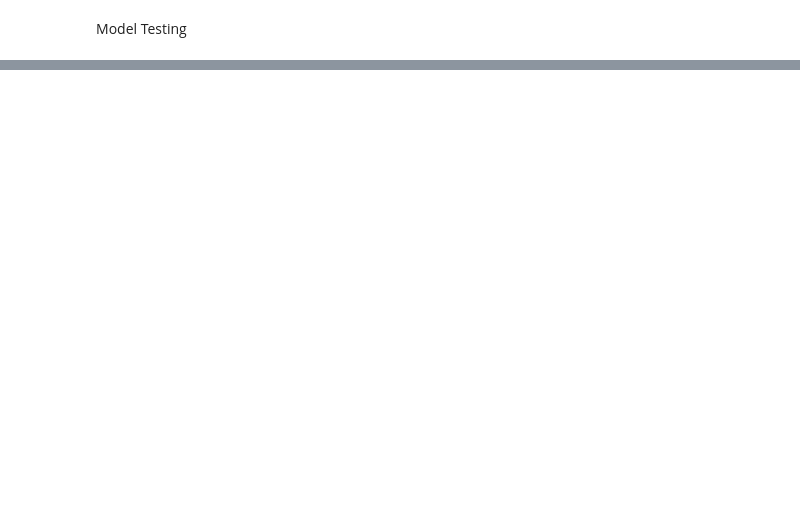
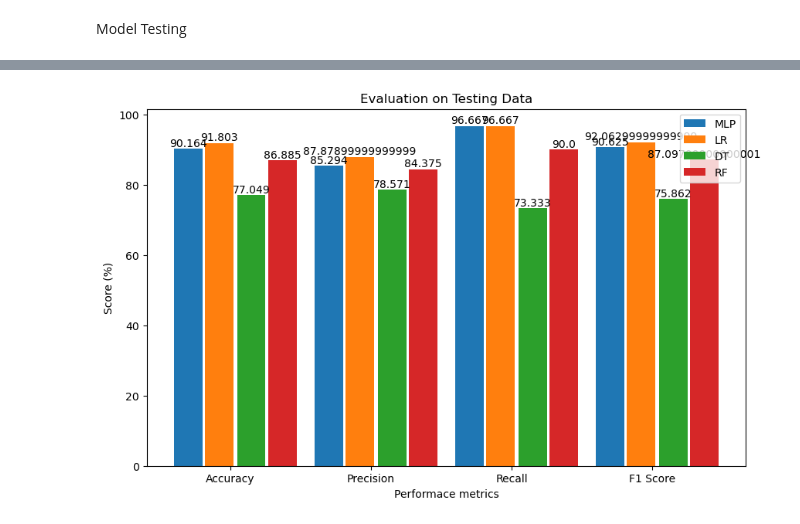
Before and after one commit to Dharmendrathapa3/Heart-Disease, a Jupyter notebook: Heart_Disease.ipynb, the cells around one changed output, grey strips where cells are left out. Saved outputs shown, nothing was run; the diff lists cells and outputs as text; code cells hidden in the pictures; blank space fills up the shorter version.

```diff
--- a/Heart_Disease.ipynb
+++ b/Heart_Disease.ipynb
@@ -505,0 +540,30 @@ F1 Score: 85.333%
+# %%
+X = ['Accuracy','Precision','Recall','F1 Score']
+evl_mpl = [mlp_a_t, mlp_p_t, mlp_r_t, mlp_f1_t]
+evl_lr = [lr_a_t, lr_p_t, lr_r_t, lr_f1_t]
+evl_dt = [dt_a_t, dt_p_t, dt_r_t, dt_f1_t]
+evl_rf = [rf_a_t, rf_p_t, rf_r_t, rf_f1_t]
+
+X_axis = np.arange(len(X))
+plt.figure(figsize=(10, 6))
+
+mbr=plt.bar(X_axis - 0.3, evl_mpl, 0.2, label = 'MLP')
+lbr=plt.bar(X_axis - 0.08, evl_lr, 0.2, label = 'LR')
+sbr=plt.bar(X_axis + 0.15, evl_dt, 0.2, label = 'DT')
+nbr=plt.bar(X_axis + 0.37, evl_rf, 0.2, label = 'RF')
+
+br=[mbr,lbr,sbr,nbr]
+for b in br:
+    for bar in b:
+        height = bar.get_height()
+        plt.text(bar.get_x() + bar.get_width() / 2, height,  # position: center top edge
+        str(height), ha='center', va='bottom')
+
+plt.xticks(X_axis, X)
+plt.title("Evaluation on Testing Data")
+plt.xlabel("Performace metrics")
+plt.ylabel("Score (%)")
+plt.legend()
+plt.show()
+# %% [output]
+[figure, added]
```
Also changed, not shown: parts of 12 cells of this notebook.
